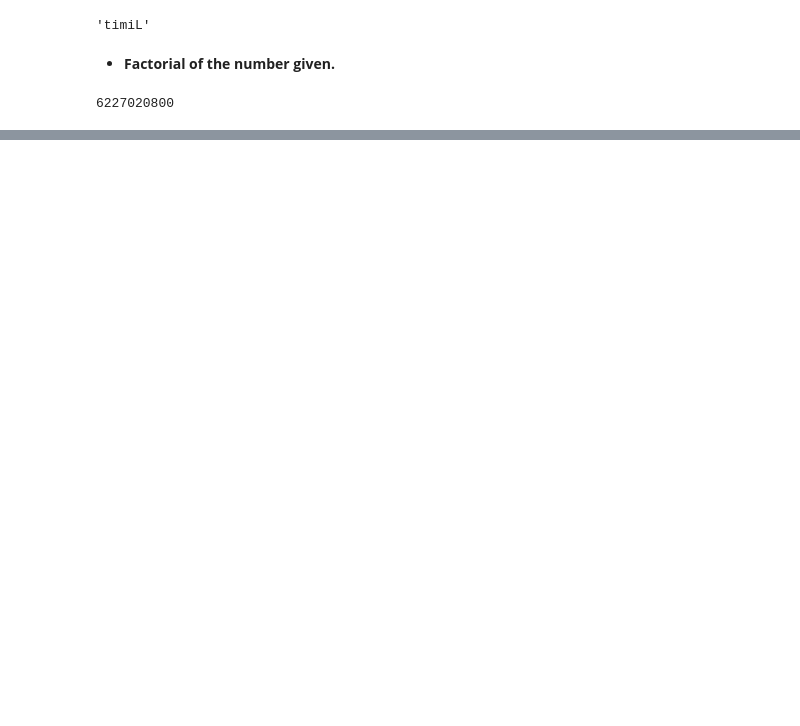
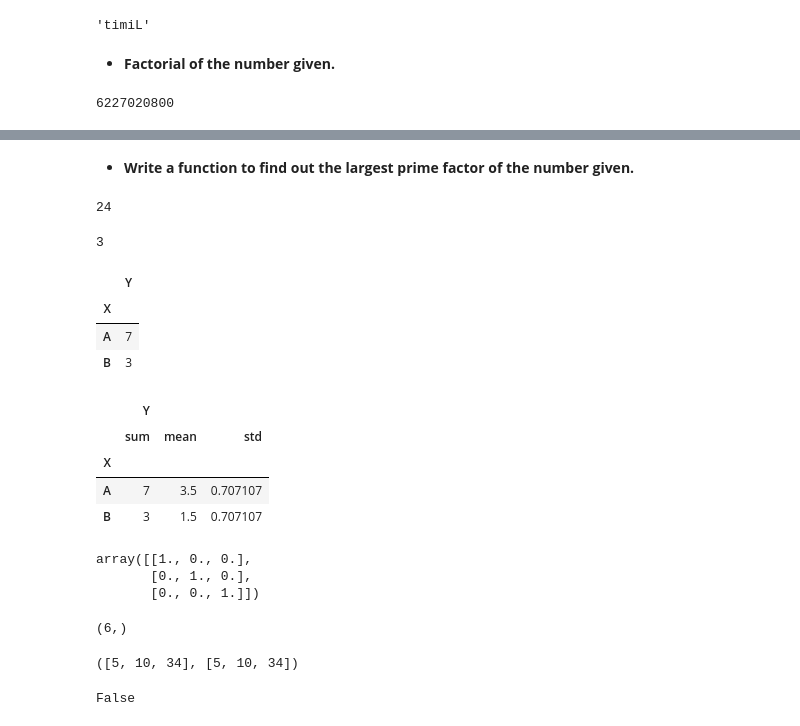
Before and after one commit to Bakul1110/Technical-Interview-Questions, a Jupyter notebook: Technical Interview questions.ipynb, the cells around one changed output, grey strips where cells are left out. Drawn from its saved outputs; the diff is of its cells as text; code cells hidden in the pictures; blank space fills up the shorter version.

```diff
--- a/Technical Interview questions.ipynb
+++ b/Technical Interview questions.ipynb
@@ -239,0 +309,2 @@ print(lcmandGcd(A=12, B=27))
+# %% [markdown]
+- __Write a function to find out the largest prime factor of the number given.__
@@ -239,0 +329,66 @@ print(lcmandGcd(A=12, B=27))
+# %%
+largest_prime_factor(23)
+# %% [output]
+24
+# %%
+# Given a number N, the task is to find the largest prime factor of that number.
+
+# Input:
+# N = 5
+# Output:
+# 5
+# Explanation:
+# 5 has 1 prime factor
+# i.e 5 only.
+
+# Input:
+# N = 24
+# Output:
+# 3
+
+
+
+def largPrimeNumber(N):
+    num = 2
+
+    while (num * num) <= N:
+        if N % num == 0:  # num is equal to N or devides N evenly
+            N = N//num
+        else:
+            num += 1
+    return int(N)
+
+
+print(largPrimeNumber(24)) #prime number which is a factor too
+# %% [output]
+3
+# %%
+import pandas as pd
+df2 = pd.DataFrame({'X':['B','B','A','A'], 'Y': [1,2,3,4]})
+df2.groupby(['X']).sum()
+# %% [output]
+|  | Y |
+| X |  |
+| A | 7 |
+| B | 3 |
+# %%
+import numpy as np
+df3 = pd.DataFrame({'X':['B','B','A','A'], 'Y': [1,2,3,4]})
+df3.groupby(['X']).agg([np.sum, np.mean,np.std])
+# %% [output]
+|  | Y |  |  |
+|  | sum | mean | std |
+| X |  |  |  |
+| A | 7 | 3.5 | 0.707107 |
+| B | 3 | 1.5 | 0.707107 |
+# %%
+np.eye(3)
+# %% [output]
+array([[1., 0., 0.],
+       [0., 1., 0.],
+       [0., 0., 1.]])
+# %%
+my_arr = np.array([1,2,3,4,5,6])
+print(my_arr.shape)
+# %% [output]
+(6,)
@@ -239,0 +399,9 @@ print(lcmandGcd(A=12, B=27))
+# %%
+g = [9,10,34]
+func(g),g
+# %% [output]
+([5, 10, 34], [5, 10, 34])
+# %%
+not(5<10) and not(5>15)
+# %% [output]
+False
```
Also changed, not shown: parts of 96 cells of this notebook.
